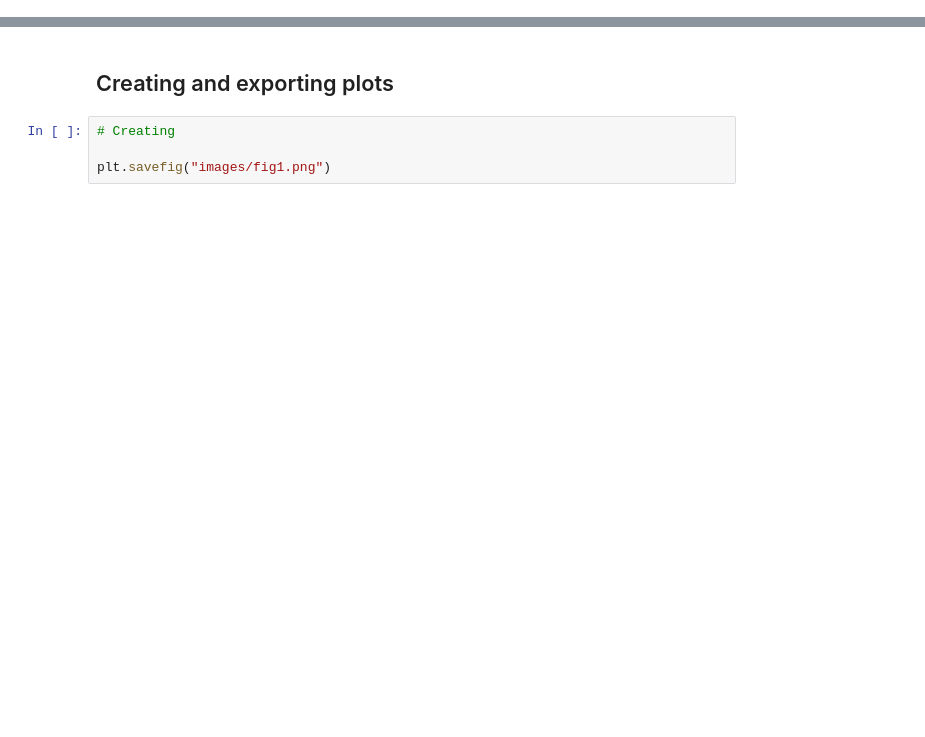
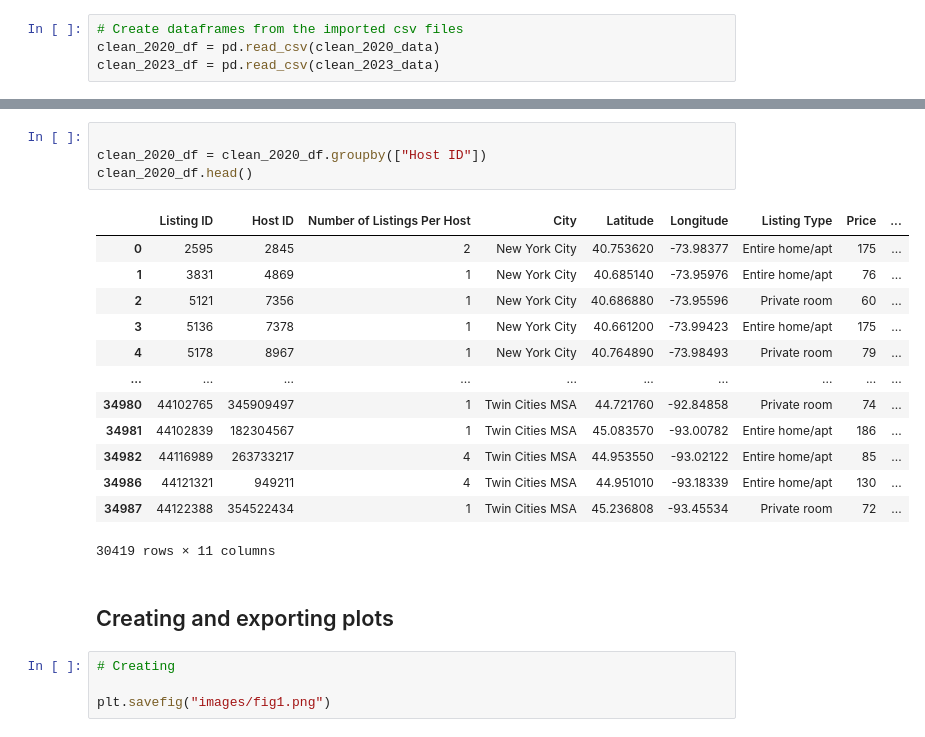
Before and after one commit to brnkath/project-1, a Jupyter notebook: Airbnb_analysis.ipynb, the cells around one changed output, grey strips where cells are left out. Saved outputs shown, nothing was run; the diff lists cells and outputs as text; blank space fills up the shorter version.

```diff
--- a/Airbnb_analysis.ipynb
+++ b/Airbnb_analysis.ipynb
@@ -12,2 +15,6 @@ warnings.filterwarnings("ignore")
 clean_2020_data = Path("output/clean_2020.csv")
 clean_2023_data = Path("output/clean_2023.csv")
+# %%
+# Create dataframes from the imported csv files
+clean_2020_df = pd.read_csv(clean_2020_data)
+clean_2023_df = pd.read_csv(clean_2023_data)
@@ -14,3 +41,21 @@ clean_2023_data = Path("output/clean_2023.csv")
+# %%
+
+clean_2020_df = clean_2020_df.groupby(["Host ID"])
+clean_2020_df.head()
+# %% [output]
+|  | Listing ID | Host ID | Number of Listings Per Host | City | Latitude | Longitude | Listing Type | Price | ... |
+| 0 | 2595 | 2845 | 2 | New York City | 40.753620 | -73.98377 | Entire home/apt | 175 | ... |
+| 1 | 3831 | 4869 | 1 | New York City | 40.685140 | -73.95976 | Entire home/apt | 76 | ... |
+| 2 | 5121 | 7356 | 1 | New York City | 40.686880 | -73.95596 | Private room | 60 | ... |
+| 3 | 5136 | 7378 | 1 | New York City | 40.661200 | -73.99423 | Entire home/apt | 175 | ... |
+| 4 | 5178 | 8967 | 1 | New York City | 40.764890 | -73.98493 | Private room | 79 | ... |
+| ... | ... | ... | ... | ... | ... | ... | ... | ... | ... |
+| 34980 | 44102765 | 345909497 | 1 | Twin Cities MSA | 44.721760 | -92.84858 | Private room | 74 | ... |
+| 34981 | 44102839 | 182304567 | 1 | Twin Cities MSA | 45.083570 | -93.00782 | Entire home/apt | 186 | ... |
+| 34982 | 44116989 | 263733217 | 4 | Twin Cities MSA | 44.953550 | -93.02122 | Entire home/apt | 85 | ... |
+| 34986 | 44121321 | 949211 | 4 | Twin Cities MSA | 44.951010 | -93.18339 | Entire home/apt | 130 | ... |
+| 34987 | 44122388 | 354522434 | 1 | Twin Cities MSA | 45.236808 | -93.45534 | Private room | 72 | ... |
+30419 rows × 11 columns
 # %% [markdown]
 ## Creating and exporting plots
 # %%
```
Also changed, not shown: parts of 6 cells of this notebook, 1 other file.
